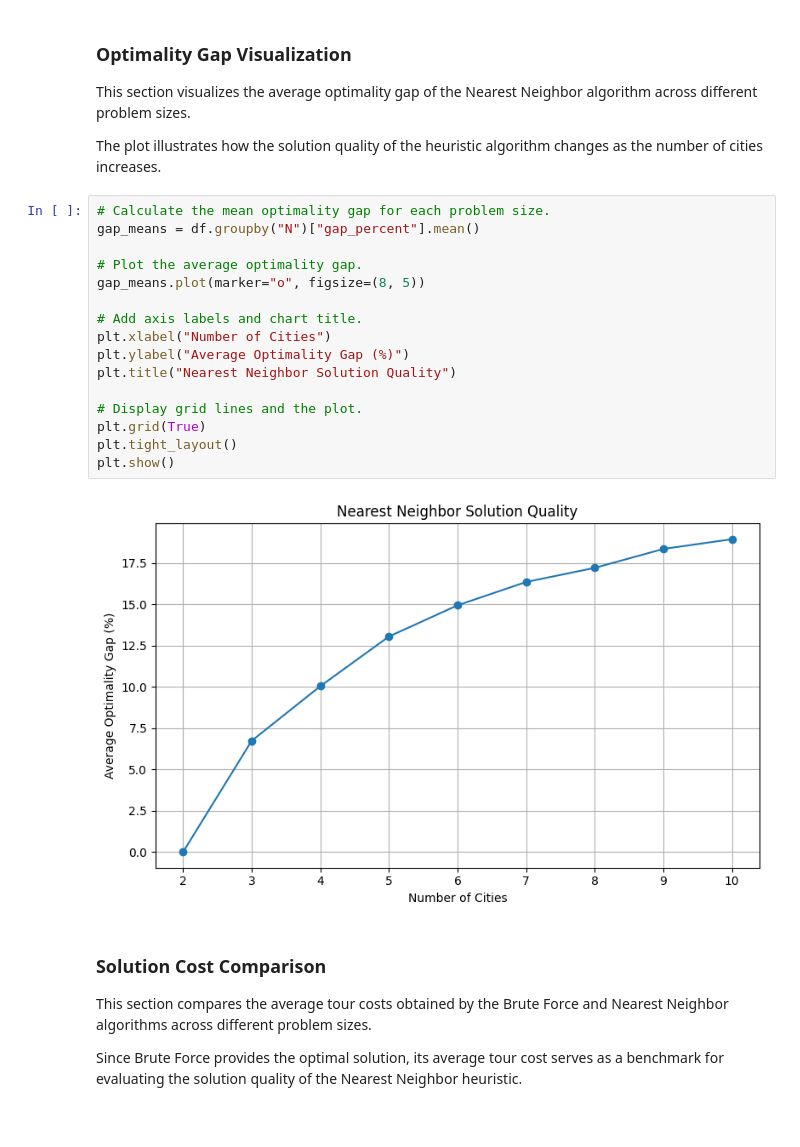
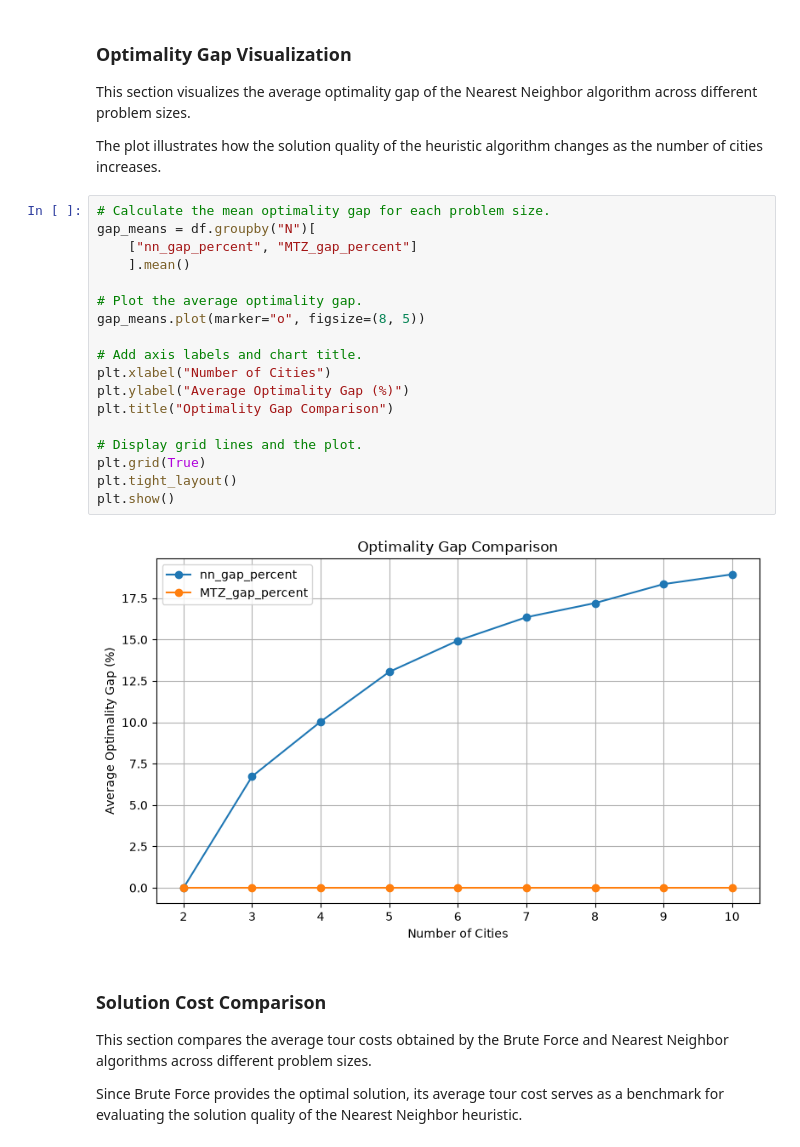
Before and after one commit to S-Fatemeh/TSP-Optimization, a Jupyter notebook: Experiments/compare_algorithms.ipynb, the cells around one changed output. Drawn from its saved outputs; the diff is of its cells as text.

```diff
--- a/Experiments/compare_algorithms.ipynb
+++ b/Experiments/compare_algorithms.ipynb
@@ -430,22 +462,24 @@ This section visualizes the average optimality gap of the Nearest Neighbor algor
 The plot illustrates how the solution quality of the heuristic algorithm changes as the number of cities increases.
 # %%
 # Calculate the mean optimality gap for each problem size.
-gap_means = df.groupby("N")["gap_percent"].mean()
+gap_means = df.groupby("N")[
+    ["nn_gap_percent", "MTZ_gap_percent"]
+    ].mean()
 
 # Plot the average optimality gap.
 gap_means.plot(marker="o", figsize=(8, 5))
 
 # Add axis labels and chart title.
 plt.xlabel("Number of Cities")
 plt.ylabel("Average Optimality Gap (%)")
-plt.title("Nearest Neighbor Solution Quality")
+plt.title("Optimality Gap Comparison")
 
 # Display grid lines and the plot.
 plt.grid(True)
 plt.tight_layout()
 plt.show()
 # %% [output]
-[figure, old version]
+[figure, new version]
 # %% [markdown]
 ### Solution Cost Comparison
 
```
Also changed, not shown: parts of 14 cells of this notebook, 2 other files.
